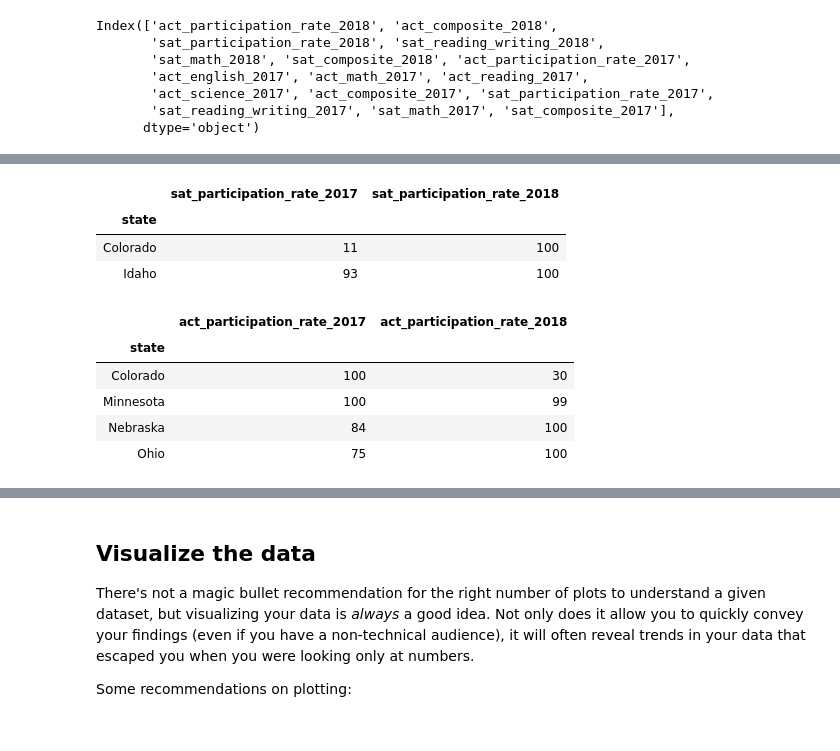
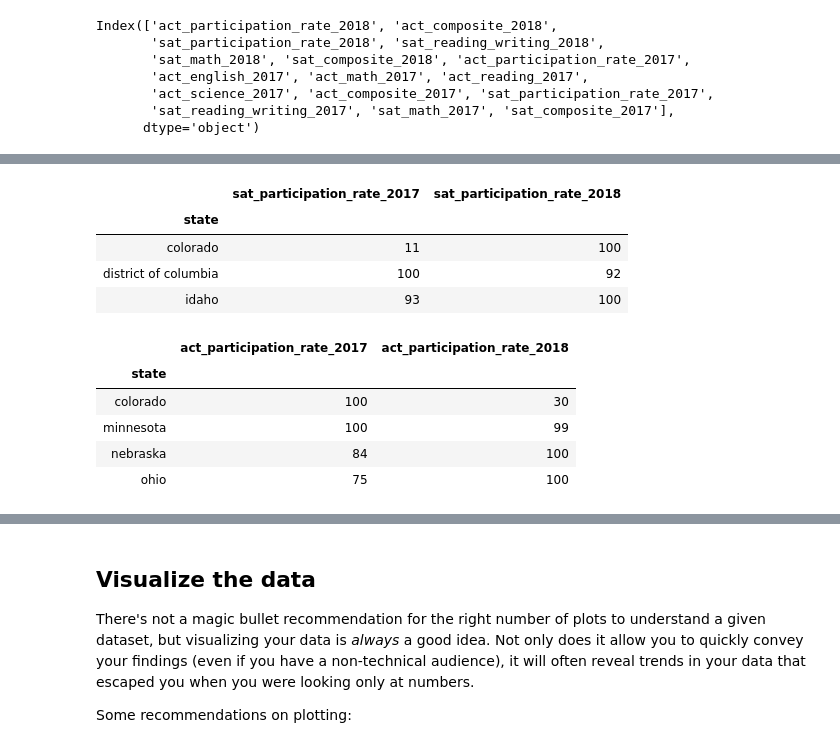
Before and after one commit to justinaugust/which-state-next, a Jupyter notebook: code/starter-code.ipynb, the cells around one changed output, grey strips where cells are left out. Saved outputs shown, nothing was run; the diff lists cells and outputs as text; code cells hidden in the pictures.

```diff
--- a/code/starter-code.ipynb
+++ b/code/starter-code.ipynb
@@ -281,6 +339,10 @@ Reading          float64
 Science          float64
 Composite        float64
 dtype: object
+# %%
+#convert all states to lowercase
+act_2017['State'] = act_2017['State'].apply(str.lower)
+sat_2017['State'] = sat_2017['State'].apply(str.lower)
 # %% [markdown]
 - Finish your data modifications by making sure the columns are now typed appropriately.
 # %%
@@ -437,6 +501,10 @@ act_2018.head()
 # %%
 #convert participation rates into ints
 act_2018['Participation'] = act_2018['Participation'].apply(str_percentage_to_int)
+# %%
+#convert all states to lowercase
+act_2018['State'] = act_2018['State'].apply(str.lower)
+sat_2018['State'] = sat_2018['State'].apply(str.lower)
 # %%
 #chance column names to lowercase and co-existence with other columns
 act_2018.rename(columns={
@@ -538,6 +604,10 @@ Save the contents of this merged dataframe as `final.csv`.
 
 **Use this combined dataframe for the remainder of the project**.
 # %%
-combined_2018 = act_2018.merge(sat_2018,left_on='state', right_on='state')
+combined_2018 = act_2018.merge(sat_2018,
+                               left_on='state',
+                               right_on='state')
+combined = combined_2018.merge(combined_2017,
+                               left_on='state',
+                               right_on='state')
+combined.head()
-# %%
-combined = combined_2018.merge(combined_2017,left_on='state',right_on='state')
@@ -775,19 +841,22 @@ part_rate_cols = ['sat_participation_rate_2017','sat_participation_rate_2018','a
 # %%
-sat_part_rate_cols = ['sat_participation_rate_2017','sat_participation_rate_2018']
+sat_part_rate_cols = ['sat_participation_rate_2017',
+                      'sat_participation_rate_2018']
 sat_hundo_changed = (
     (combined['sat_participation_rate_2017'] == 100) | (combined['sat_participation_rate_2018'] == 100)
 ) & (
     (combined['sat_participation_rate_2017']) != (combined['sat_participation_rate_2018'])
     )
 
 combined[sat_part_rate_cols][sat_hundo_changed]
 # %% [output]
 |  | sat_participation_rate_2017 | sat_participation_rate_2018 |
 | state |  |  |
-| Colorado | 11 | 100 |
-| Idaho | 93 | 100 |
+| colorado | 11 | 100 |
+| district of columbia | 100 | 92 |
+| idaho | 93 | 100 |
 # %%
-act_part_rate_cols = ['act_participation_rate_2017','act_participation_rate_2018']
+act_part_rate_cols = ['act_participation_rate_2017',
+                      'act_participation_rate_2018']
 act_hundo_changed = (
     (combined['act_participation_rate_2017'] == 100) | (combined['act_participation_rate_2018'] == 100)
 ) & (
@@ -797,10 +866,10 @@ combined[act_part_rate_cols][act_hundo_changed]
 # %% [output]
 |  | act_participation_rate_2017 | act_participation_rate_2018 |
 | state |  |  |
-| Colorado | 100 | 30 |
-| Minnesota | 100 | 99 |
-| Nebraska | 84 | 100 |
-| Ohio | 75 | 100 |
+| colorado | 100 | 30 |
+| minnesota | 100 | 99 |
+| nebraska | 84 | 100 |
+| ohio | 75 | 100 |
 # %%
 # Do any states show have >50% participation on both tests either year?
 more_than_50_2017 = (combined['act_participation_rate_2017'] > 50) & (combined['sat_participation_rate_2017'] > 50)
```
Also changed, not shown: parts of 90 cells of this notebook, 7 other files.
